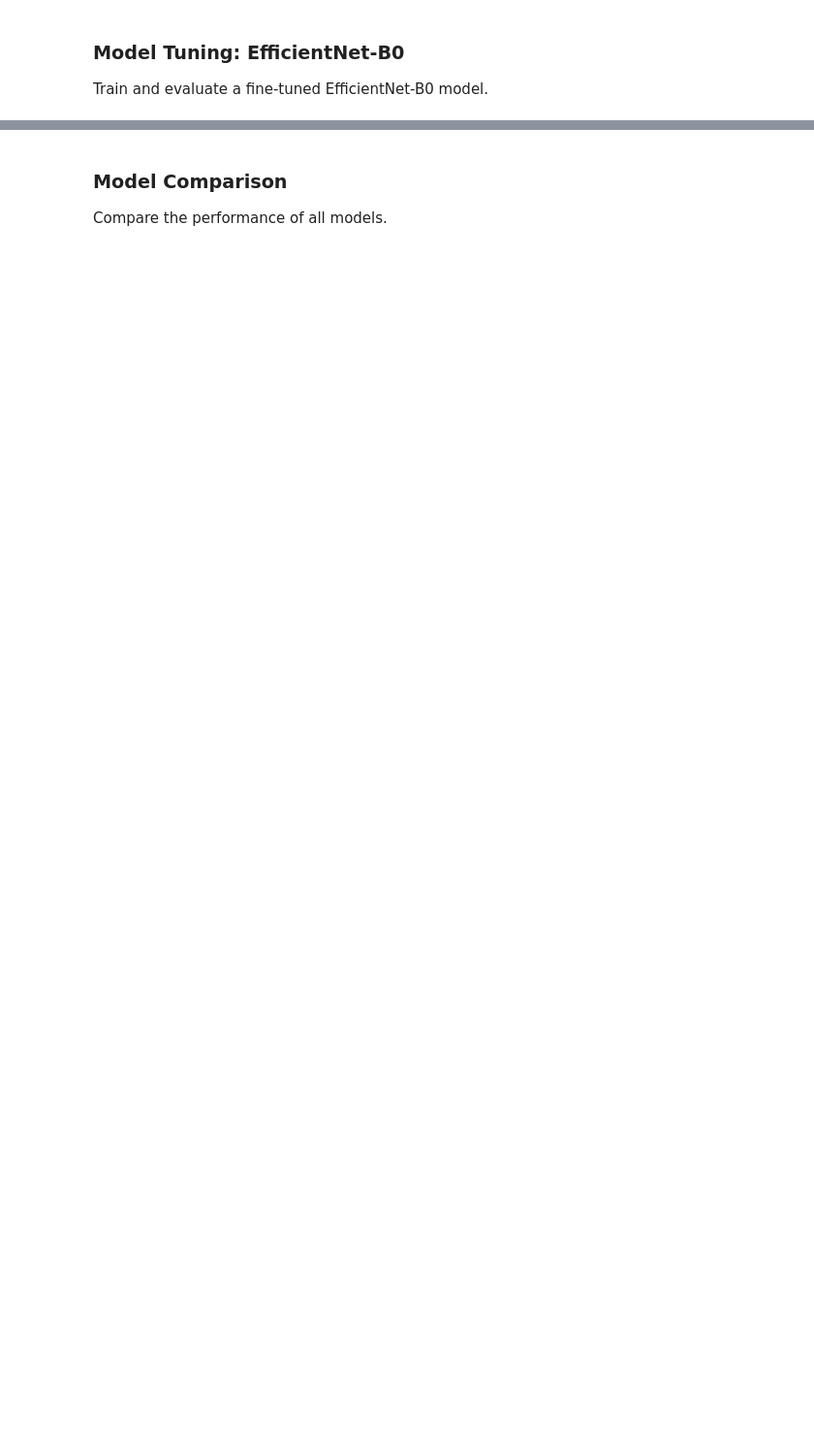
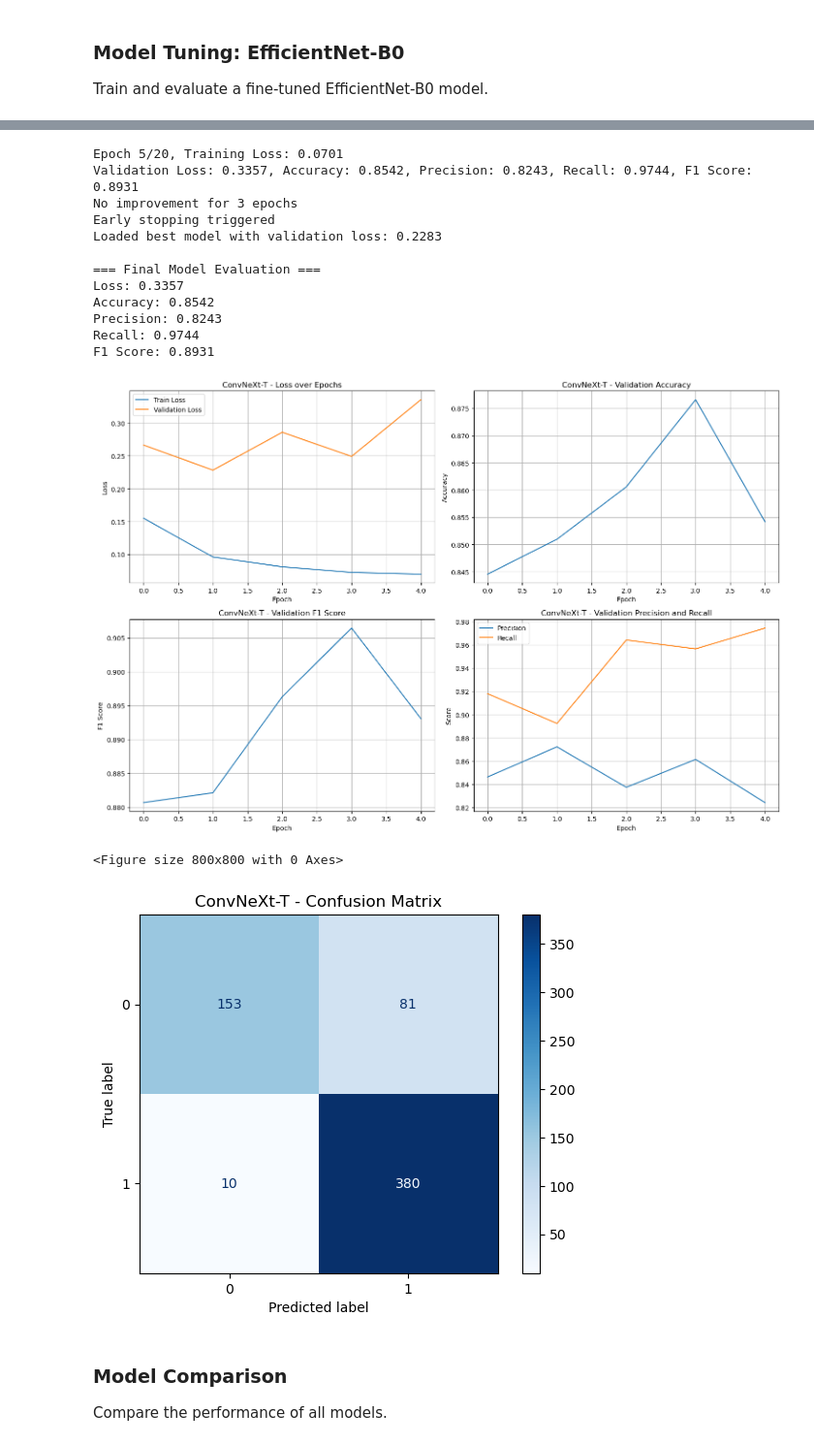
Before and after one commit to LuoZihYuan/Pneumonia-Detection, a Jupyter notebook: 3_pretrained_model_tuning.ipynb, the cells around one changed output, grey strips where cells are left out. Shown at 97% size. Drawn from its saved outputs; the diff is of its cells as text; code cells hidden in the pictures; blank space fills up the shorter version.

```diff
--- a/3_pretrained_model_tuning.ipynb
+++ b/3_pretrained_model_tuning.ipynb
@@ -561,0 +713,6 @@ F1 Score: 0.9114
+# %%
+convnext_model = create_convnext_model()
+convnext_model, convnext_metrics = train_model(
+  convnext_model, trainloader, testloader, model_name="ConvNeXt-T"
+)
+# %% [output]
@@ -562,3 +733,18 @@ F1 Score: 0.9114
+Epoch 5/20, Training Loss: 0.0701
+Validation Loss: 0.3357, Accuracy: 0.8542, Precision: 0.8243, Recall: 0.9744, F1 Score: 0.8931
+No improvement for 3 epochs
+Early stopping triggered
+Loaded best model with validation loss: 0.2283
+
+=== Final Model Evaluation ===
+Loss: 0.3357
+Accuracy: 0.8542
+Precision: 0.8243
+Recall: 0.9744
+F1 Score: 0.8931
+[figure, added]
+<Figure size 800x800 with 0 Axes>
+[figure, added]
 # %% [markdown]
 ### **Model Comparison**
 Compare the performance of all models.
```
Also changed, not shown: parts of 14 cells of this notebook.
